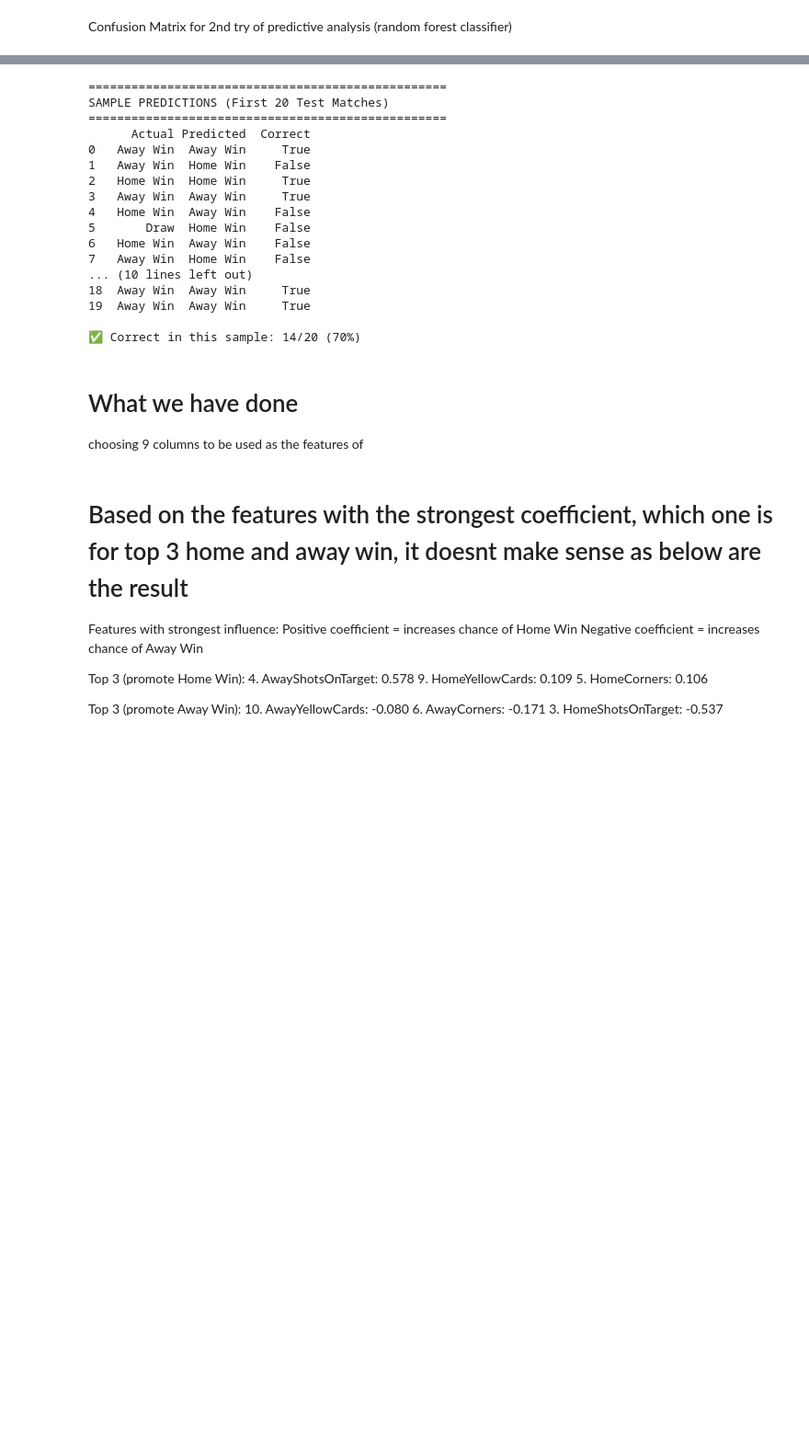
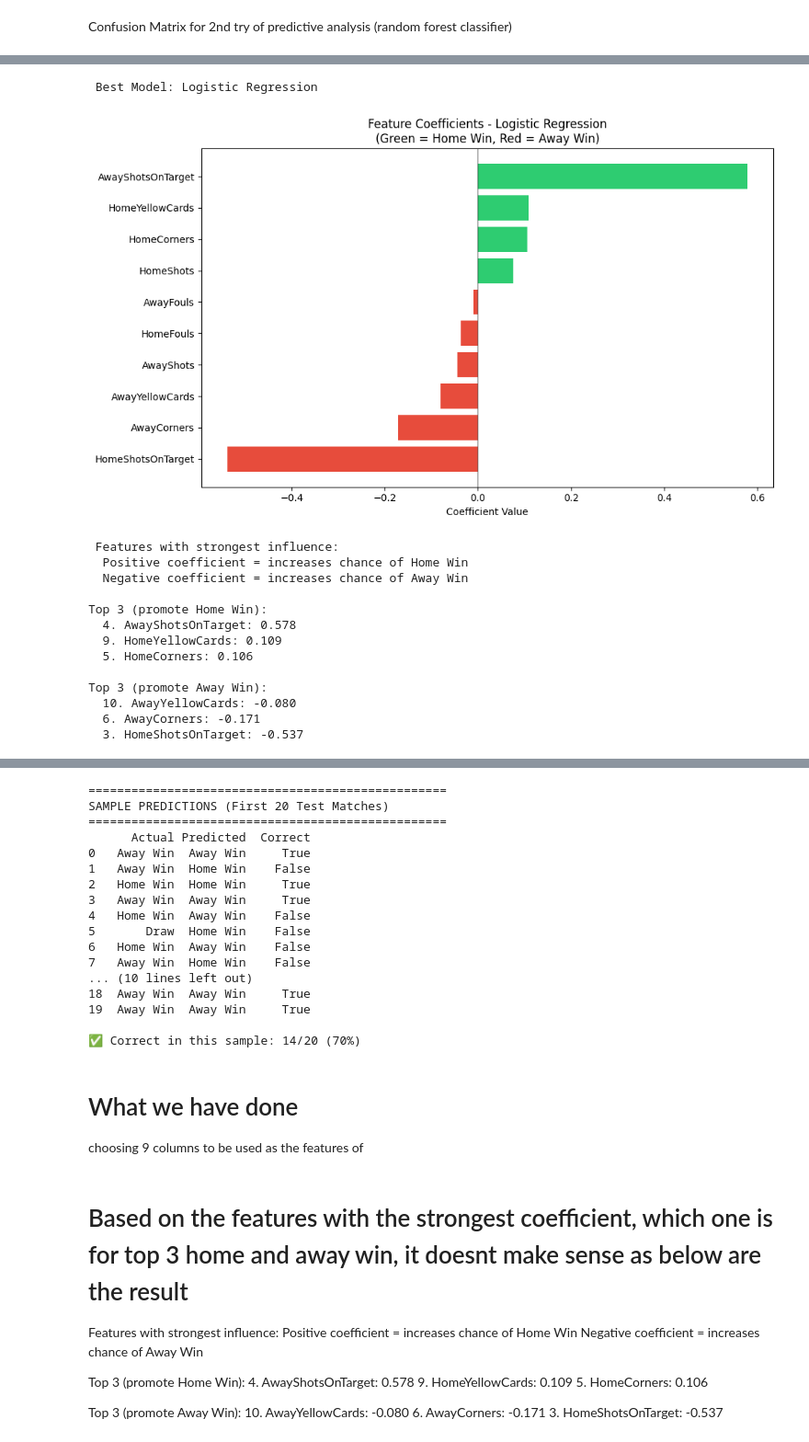
Before and after one commit to Alithani-compsc/Multi-Faceted_Analysis_of_English_Premier_League_Data-, a Jupyter notebook: Multi-Faceted Analysis of English Premier League Data.ipynb, the cells around one changed output, grey strips where cells are left out. Shown at 92% size. Saved outputs shown, nothing was run; the diff lists cells and outputs as text; code cells hidden in the pictures; blank space fills up the shorter version.

```diff
--- a/Multi-Faceted Analysis of English Premier League Data.ipynb
+++ b/Multi-Faceted Analysis of English Premier League Data.ipynb
@@ -559,3 +586,82 @@ Top 3 (promote Away Win):
   10. AwayYellowCards: -0.080
   6. AwayCorners: -0.171
   3. HomeShotsOnTarget: -0.537
+# %%
+predictive_features_10 = [
+    'HomeShots', 'AwayShots', 'HomeShotsOnTarget', 'AwayShotsOnTarget',
+    'HomeCorners', 'AwayCorners', 'HomeFouls', 'AwayFouls',
+    'HomeYellowCards', 'AwayYellowCards'
+]
+# %%
+# Which stats matter most for prediction?
+if best_name == "Random Forest":
+    print(f"\n Best Model: {best_name}")
+
+    # Get feature names from the model
+    feature_names = predictive_features_10 if best_model.n_features_in_ == 10 else predictive_features
+
+    importance_df = pd.DataFrame({
+        'feature': feature_names,
+        'importance': best_model.feature_importances_
+    }).sort_values('importance', ascending=False)
+
+    # Bar chart
+    plt.figure(figsize=(10, 6))
+    plt.barh(importance_df['feature'], importance_df['importance'], color='forestgreen')
+    plt.xlabel('Importance Score')
+    plt.title(f'Most Important Factors - {best_name}')
+    plt.gca().invert_yaxis()
+    plt.tight_layout()
+    plt.show()
+
+    print("\n Top 3 Most Important Factors:")
+    for i, row in importance_df.head(3).iterrows():
+        print(f"  {i+1}. {row['feature']}: {row['importance']:.3f}")
+
+else:
+    print(f"\n Best Model: {best_name}")
+
+    # Get feature names from the model
+    feature_names = predictive_features_10 if best_model.n_features_in_ == 10 else predictive_features
+
+    coef_df = pd.DataFrame({
+        'feature': feature_names,
+        'coefficient': best_model.coef_[0]
+    }).sort_values('coefficient', ascending=False)
+
+    # Bar chart
+    plt.figure(figsize=(10, 6))
+    colors = ['#2ecc71' if x > 0 else '#e74c3c' for x in coef_df['coefficient']]
+    plt.barh(coef_df['feature'], coef_df['coefficient'], color=colors)
+    plt.axvline(x=0, color='black', linestyle='-', linewidth=0.5)
+    plt.xlabel('Coefficient Value')
+    plt.title(f'Feature Coefficients - {best_name}\n(Green = Home Win, Red = Away Win)')
+    plt.gca().invert_yaxis()
+    plt.tight_layout()
+    plt.show()
+
+    print("\n Features with strongest influence:")
+    print("  Positive coefficient = increases chance of Home Win")
+    print("  Negative coefficient = increases chance of Away Win")
+    print("\nTop 3 (promote Home Win):")
+    for i, row in coef_df.head(3).iterrows():
+        print(f"  {i+1}. {row['feature']}: {row['coefficient']:.3f}")
+    print("\nTop 3 (promote Away Win):")
+    for i, row in coef_df.tail(3).iterrows():
+        print(f"  {i+1}. {row['feature']}: {row['coefficient']:.3f}")
+# %% [output]
+ Best Model: Logistic Regression
+[figure, added]
+ Features with strongest influence:
+  Positive coefficient = increases chance of Home Win
+  Negative coefficient = increases chance of Away Win
+
+Top 3 (promote Home Win):
+  4. AwayShotsOnTarget: 0.578
+  9. HomeYellowCards: 0.109
+  5. HomeCorners: 0.106
+
+Top 3 (promote Away Win):
+  10. AwayYellowCards: -0.080
+  6. AwayCorners: -0.171
+  3. HomeShotsOnTarget: -0.537
```
Also changed, not shown: parts of 23 cells of this notebook.
